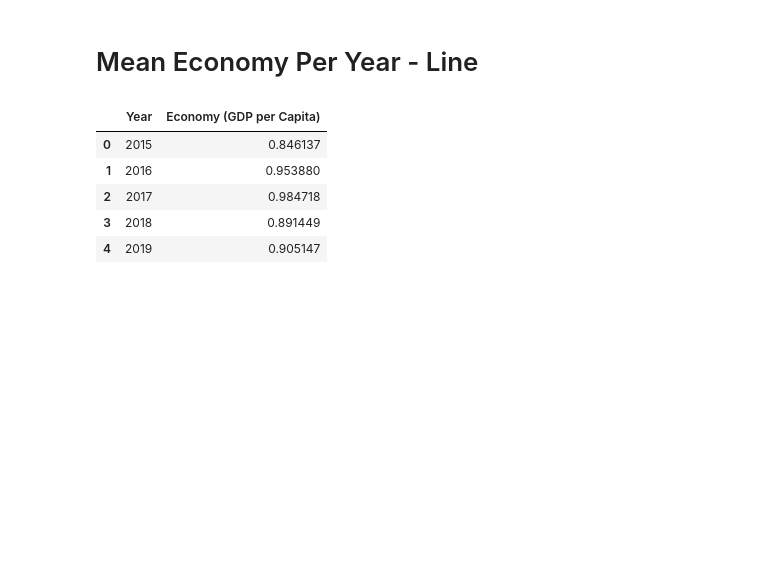
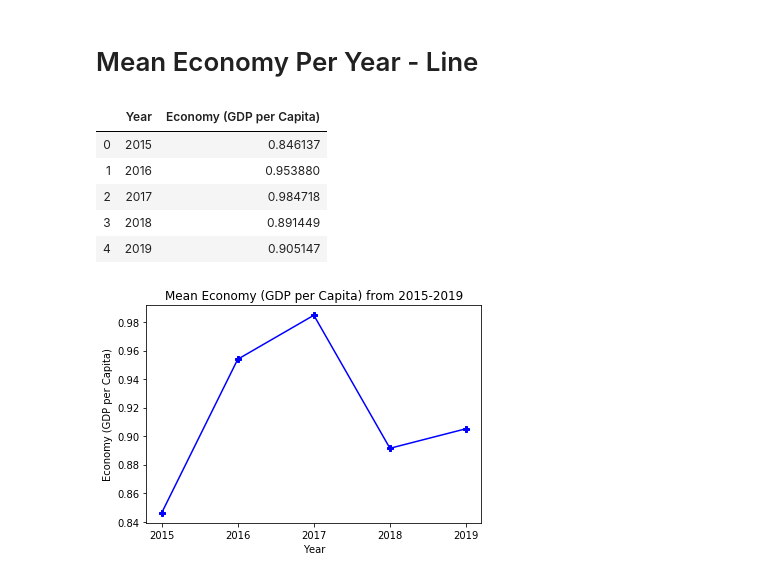
Before and after one commit to Monalipatel/Project-1-, a Jupyter notebook: mp_Charts.ipynb, the cells around one changed output. Drawn from its saved outputs; the diff is of its cells as text; code cells hidden in the pictures; blank space fills up the shorter version.

```diff
--- a/mp_Charts.ipynb
+++ b/mp_Charts.ipynb
@@ -75,3 +75,16 @@ eco_line_df
 | 2 | 2017 | 0.984718 |
 | 3 | 2018 | 0.891449 |
 | 4 | 2019 | 0.905147 |
+# %%
+#line graph
+
+x_values = eco_line_df["Year"]
+y_values = eco_line_df["Economy (GDP per Capita)"]
+xlabel = "Year"
+ylabel = "Economy (GDP per Capita)"
+title = "Mean Economy (GDP per Capita) from 2015-2019"
+png_filepath = "Images/Mean_Eco_from_2015-2019.png"
+
+linegraph(x_values, y_values, xlabel, ylabel, title, png_filepath)
+# %% [output]
+[figure, added]
```
Also changed, not shown: parts of 4 cells of this notebook, 4 other files.
